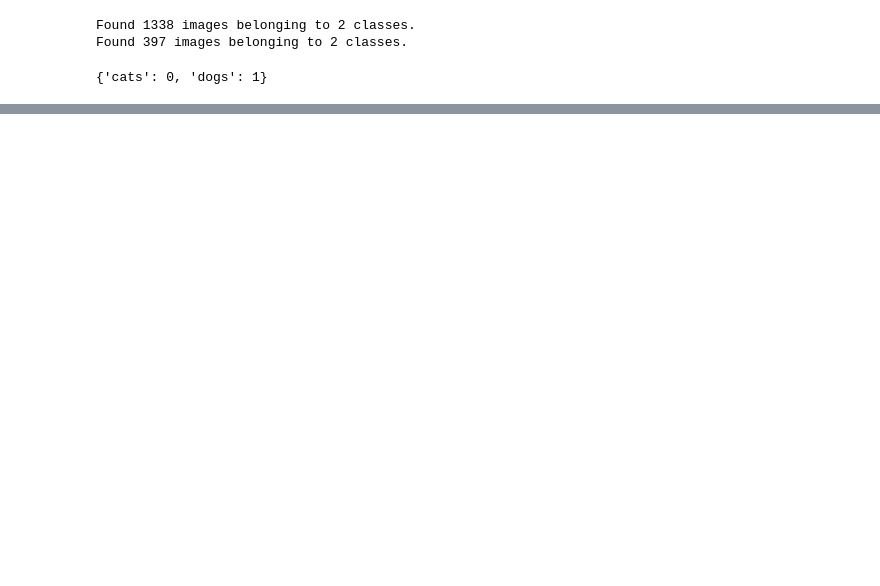
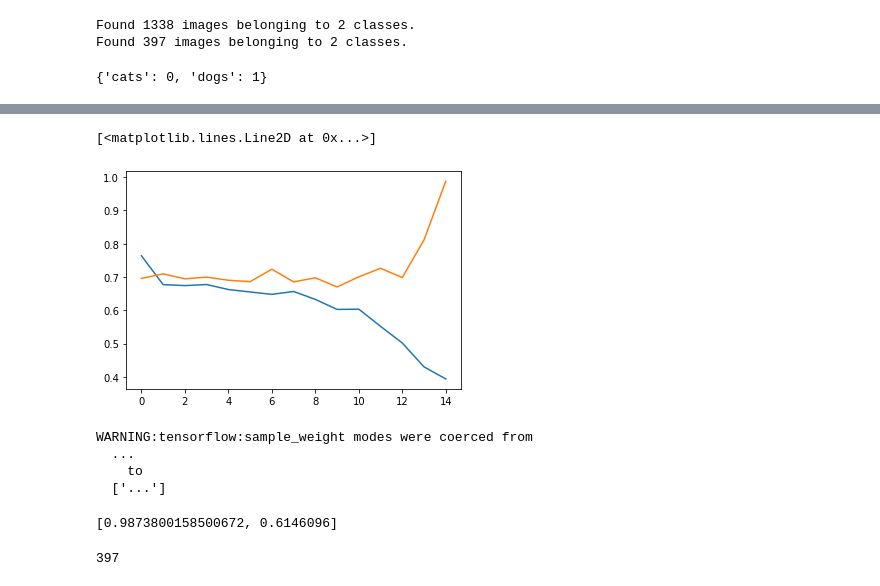
Before and after one commit to dan393/Dissertation, a Jupyter notebook: Code/dissertation/Pets.ipynb, the cells around one changed output, grey strips where cells are left out. Drawn from its saved outputs; the diff is of its cells as text; code cells hidden in the pictures; blank space fills up the shorter version.

```diff
--- a/Code/dissertation/Pets.ipynb
+++ b/Code/dissertation/Pets.ipynb
@@ -168,0 +210,14 @@ Epoch 3/20
+# %%
+plt.plot(history['loss'])
+plt.plot(history['val_loss'])
+# %% [output]
+[<matplotlib.lines.Line2D at 0x...>]
+[figure, added]
+# %%
+model.evaluate_generator(test_image_gen)
+# %% [output]
+WARNING:tensorflow:sample_weight modes were coerced from
+  ...
+    to
+  ['...']
+[0.9873800158500672, 0.6146096]
@@ -168,0 +228,5 @@ Epoch 3/20
+# %%
+pred
+len(pred)
+# %% [output]
+397
```
Also changed, not shown: parts of 24 cells of this notebook.
